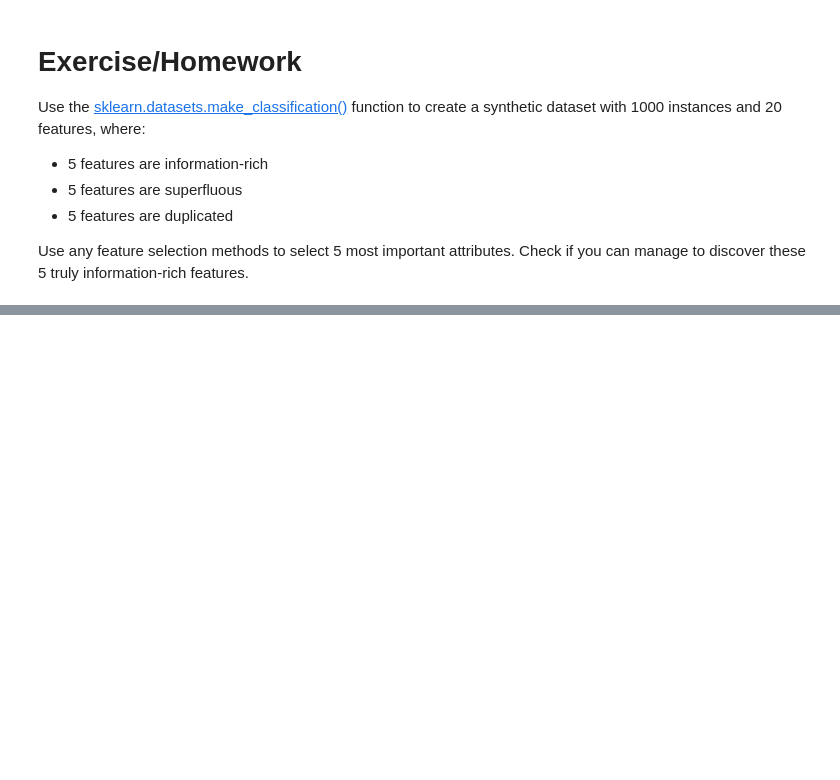
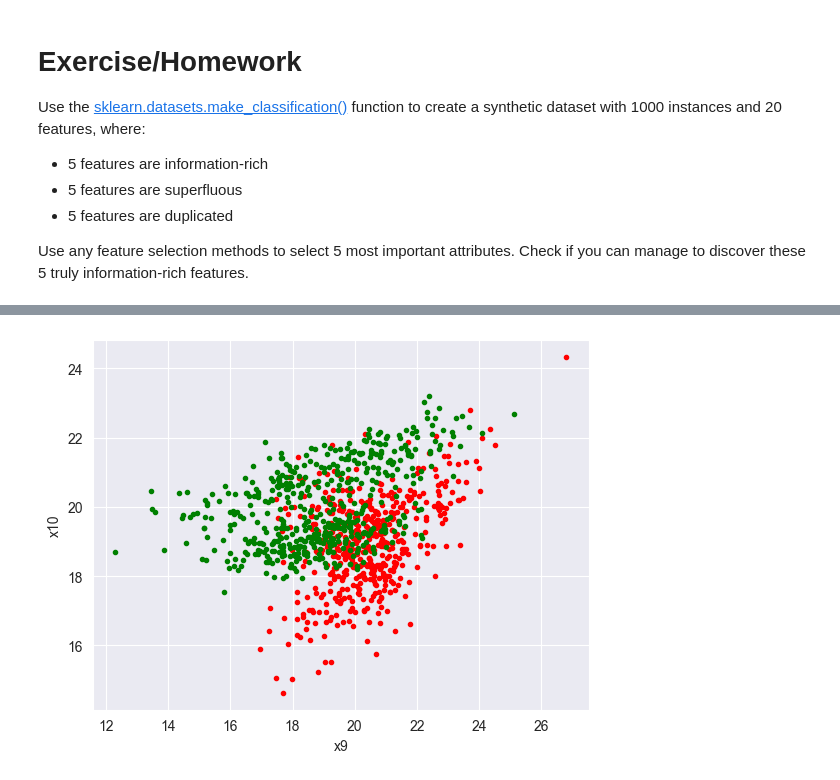
Before and after one commit to Luncenok/Data-mining, a Jupyter notebook: dm_feature_selection_(1).ipynb, the cells around one changed output, grey strips where cells are left out. Saved outputs shown, nothing was run; the diff lists cells and outputs as text; code cells hidden in the pictures; blank space fills up the shorter version.

Commit message:
feature selection done

```diff
--- a/dm_feature_selection_(1).ipynb
+++ b/dm_feature_selection_(1).ipynb
@@ -413,0 +423,13 @@ Use any feature selection methods to select 5 most important attributes. Check i
+# %%
+from sklearn.feature_selection import GenericUnivariateSelect
+
+gus_object = GenericUnivariateSelect(chi2, mode='k_best', param=5)
+new_data = gus_object.fit_transform(X, y)
+new_dataframe = pd.DataFrame(new_data)
+plt.plot(new_dataframe[new_dataframe.columns[1]][y==0],new_dataframe[new_dataframe.columns[2]][y==0], 'r.')
+plt.plot(new_dataframe[new_dataframe.columns[1]][y==1],new_dataframe[new_dataframe.columns[2]][y==1], 'g.')
+plt.xlabel(gus_object.get_feature_names_out()[1])
+plt.ylabel(gus_object.get_feature_names_out()[2])
+plt.show()
+# %% [output]
+[figure, added]
```
Also changed, not shown: parts of 11 cells of this notebook.
